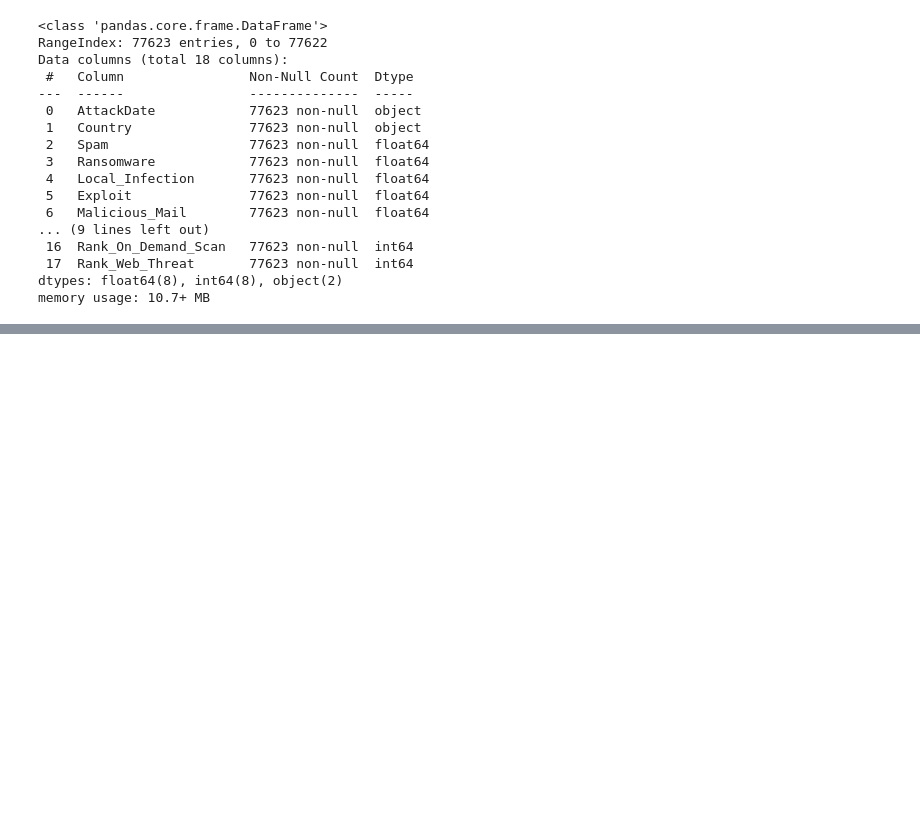
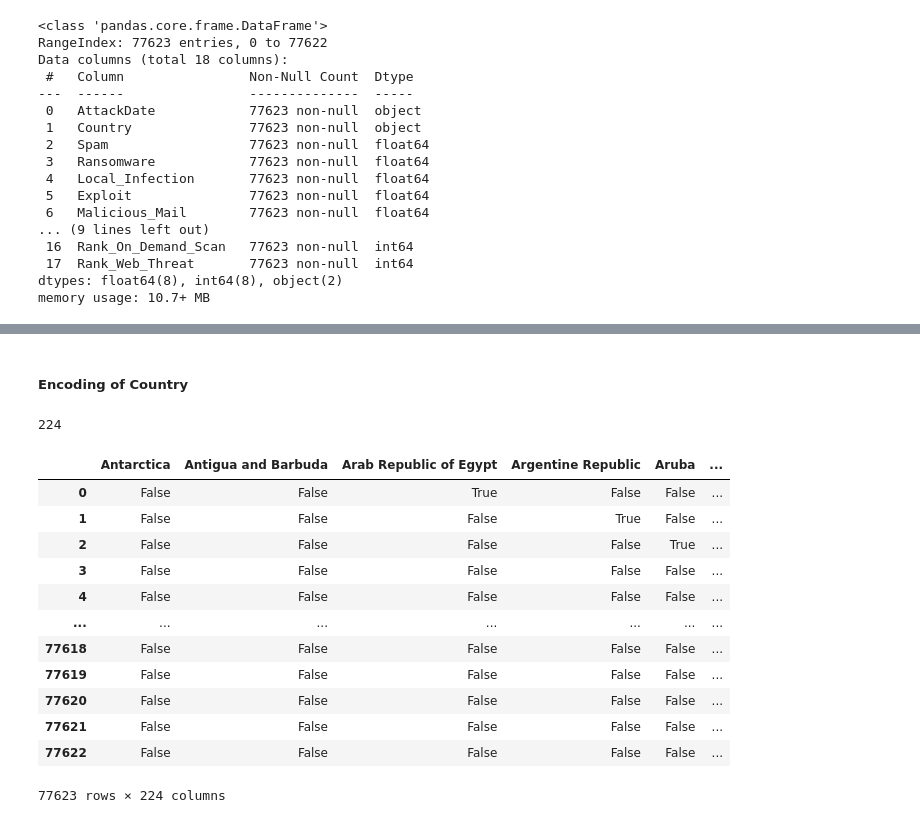
Before and after one commit to theobringino/ds-ai-ml-projects, a Jupyter notebook: projects/global_cyber_threat_landscape/global_cyber_threat_landscape_lr.ipynb, the cells around one changed output, grey strips where cells are left out. Cells and saved outputs as stored; diff of their text form; code cells hidden in the pictures; blank space fills up the shorter version.

```diff
--- a/projects/global_cyber_threat_landscape/global_cyber_threat_landscape_lr.ipynb
+++ b/projects/global_cyber_threat_landscape/global_cyber_threat_landscape_lr.ipynb
@@ -450,0 +419,26 @@ pd.get_dummies(data_ohe['Country'], drop_first = True).head()
+# %% [markdown]
+##### Encoding of Country
+# %%
+# Get the count of columns to be added
+data_ohe = df_cleaned.copy()
+len(data_ohe['Country'].unique())-1 # k-1
+# %% [output]
+224
+# %%
+# Encode the countries
+country_dummies = pd.get_dummies(data_ohe['Country'], drop_first = True)
+country_dummies
+# %% [output]
+|  | Antarctica | Antigua and Barbuda | Arab Republic of Egypt | Argentine Republic | Aruba | ... |
+| 0 | False | False | True | False | False | ... |
+| 1 | False | False | False | True | False | ... |
+| 2 | False | False | False | False | True | ... |
+| 3 | False | False | False | False | False | ... |
+| 4 | False | False | False | False | False | ... |
+| ... | ... | ... | ... | ... | ... | ... |
+| 77618 | False | False | False | False | False | ... |
+| 77619 | False | False | False | False | False | ... |
+| 77620 | False | False | False | False | False | ... |
+| 77621 | False | False | False | False | False | ... |
+| 77622 | False | False | False | False | False | ... |
+77623 rows × 224 columns
```
Also changed, not shown: parts of 23 cells of this notebook.
